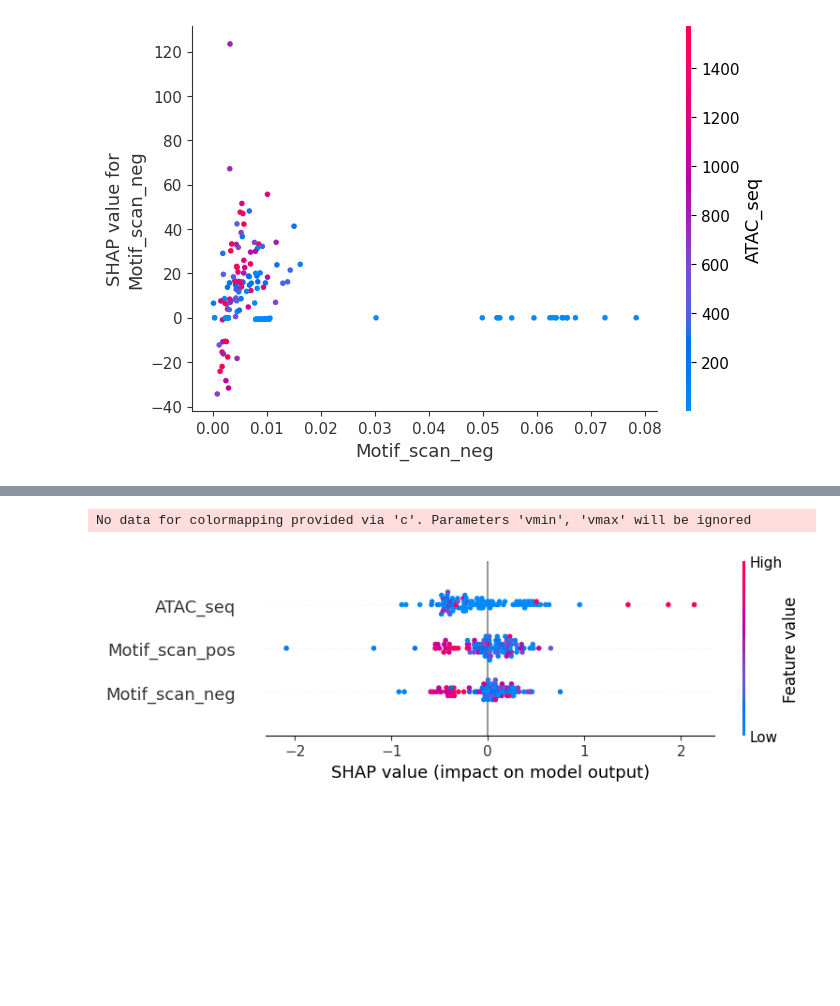
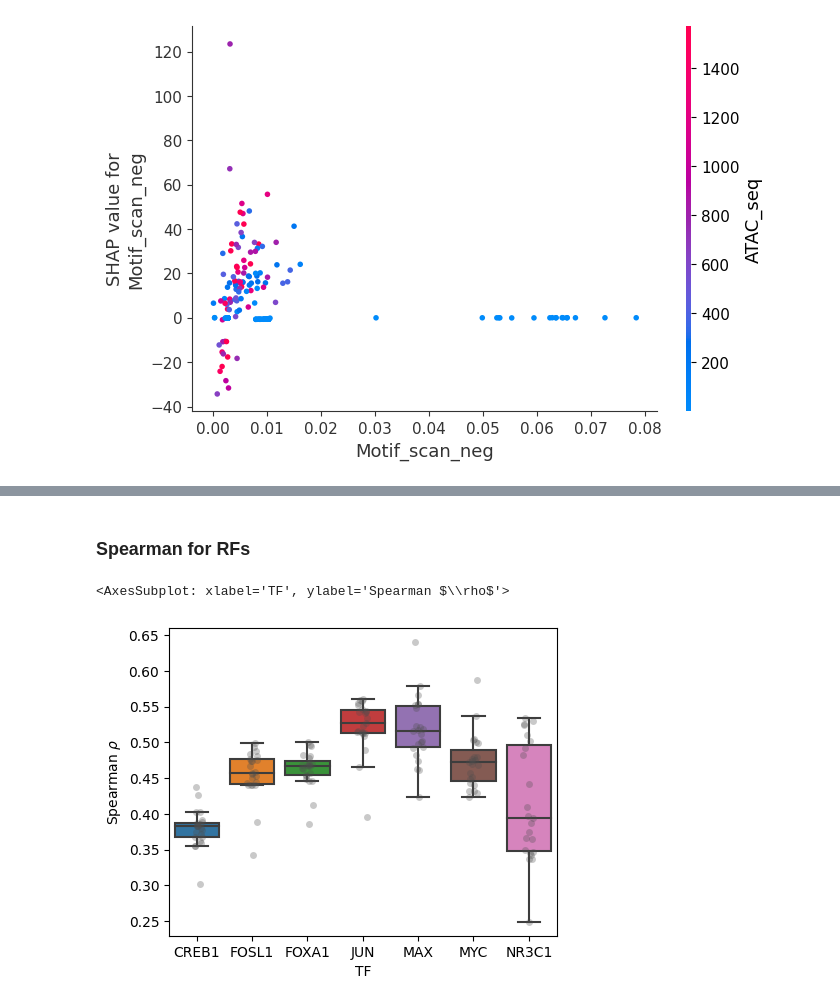
Before and after one commit to whatever60/w_project_compgen, a Jupyter notebook: find_f.ipynb, the cells around one changed output, grey strips where cells are left out. Drawn from its saved outputs; the diff is of its cells as text; code cells hidden in the pictures; blank space fills up the shorter version.

```diff
--- a/find_f.ipynb
+++ b/find_f.ipynb
@@ -366,6 +361,2 @@ AttributeError: 'numpy.ndarray' object has no attribute 'base_values'
-# %%
-# Plot the summary of SHAP values for all features
-shap.summary_plot(shap_values, X_test_sample)
-# %% [output]
-No data for colormapping provided via 'c'. Parameters 'vmin', 'vmax' will be ignored
-[figure, removed]
+# %% [markdown]
+### Spearman for RFs
@@ -371,0 +371,21 @@ No data for colormapping provided via 'c'. Parameters 'vmin', 'vmax' will be ign
+# %%
+spearmans = []
+chrs = []
+tfs = []
+for tf in ["CREB1", "FOSL1", "FOXA1", "JUN", "MAX", "MYC", "NR3C1"]:
+    with open(f"results_rf/sp_corr_rf_5_{cell_type}_{tf}.json") as f:
+        spearman_dict = json.load(f)
+    for chr_ in spearman_dict.keys():
+        spearmans.append(spearman_dict[chr_])
+        chrs.append(chr_)
+        tfs.append(tf)
+
+df = pd.DataFrame({"chr": chrs, r"Spearman $\rho$": spearmans, "TF": tfs})
+# %%
+# make a box plot for each TF (show data points as scatters).
+fig, ax = plt.subplots(figsize=(5, 4))
+sns.boxplot(x="TF", y=r"Spearman $\rho$", data=df, ax=ax, showfliers=False)
+sns.stripplot(x="TF", y=r"Spearman $\rho$", data=df, ax=ax, color=".3", alpha=0.3)
+# %% [output]
+<AxesSubplot: xlabel='TF', ylabel='Spearman $\\rho$'>
+[figure, added]
```
Also changed, not shown: parts of 11 cells of this notebook, 2 other files.
